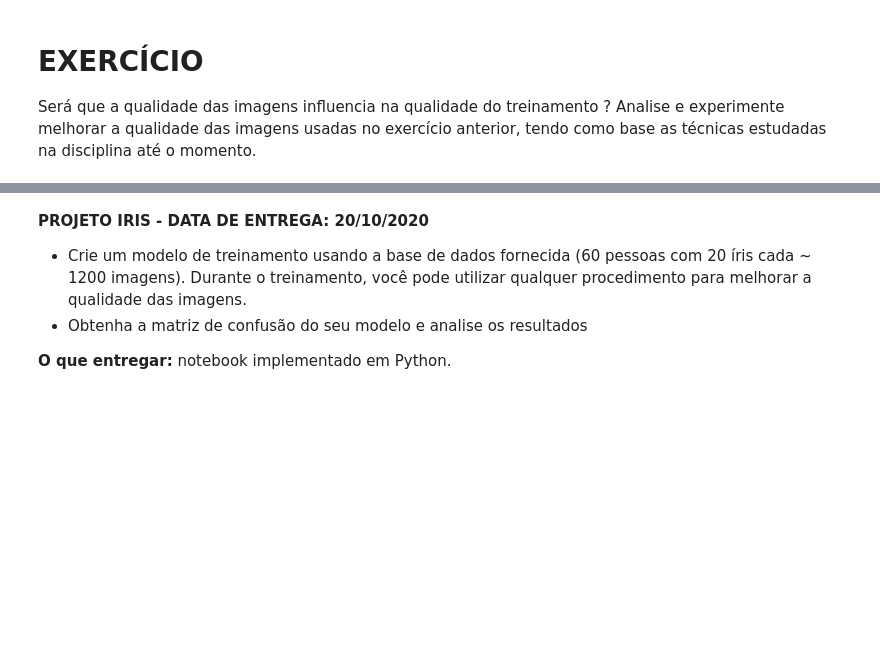
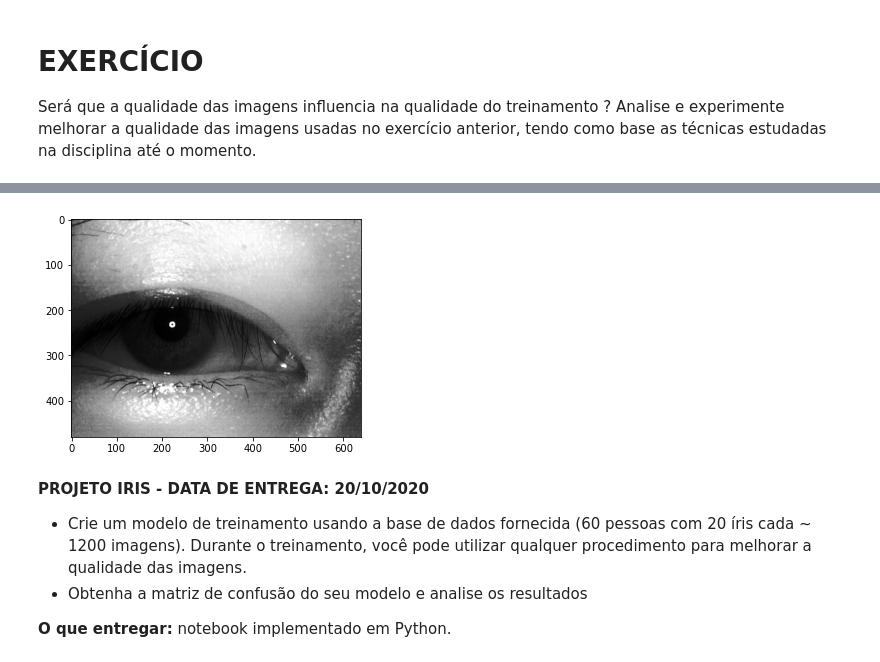
Before and after one commit to 4rfel/visao-computacional, a Jupyter notebook: aula7/Visão_Computacional_Aula_07.ipynb, the cells around one changed output, grey strips where cells are left out. Cells and saved outputs as stored; diff of their text form; code cells hidden in the pictures; blank space fills up the shorter version.

```diff
--- a/aula7/Visão_Computacional_Aula_07.ipynb
+++ b/aula7/Visão_Computacional_Aula_07.ipynb
@@ -49,3 +128,8 @@ Será que a qualidade das imagens influencia na qualidade do treinamento ? Anali
+# %%
+img0_eq = cv2.equalizeHist(img0_g)
+plt.imshow(img0_eq, cmap="gray");
+# %% [output]
+[figure, added]
 # %% [markdown]
 **PROJETO IRIS - DATA DE ENTREGA: 20/10/2020**
 
```
Also changed, not shown: parts of 7 cells of this notebook, 21 other files.
